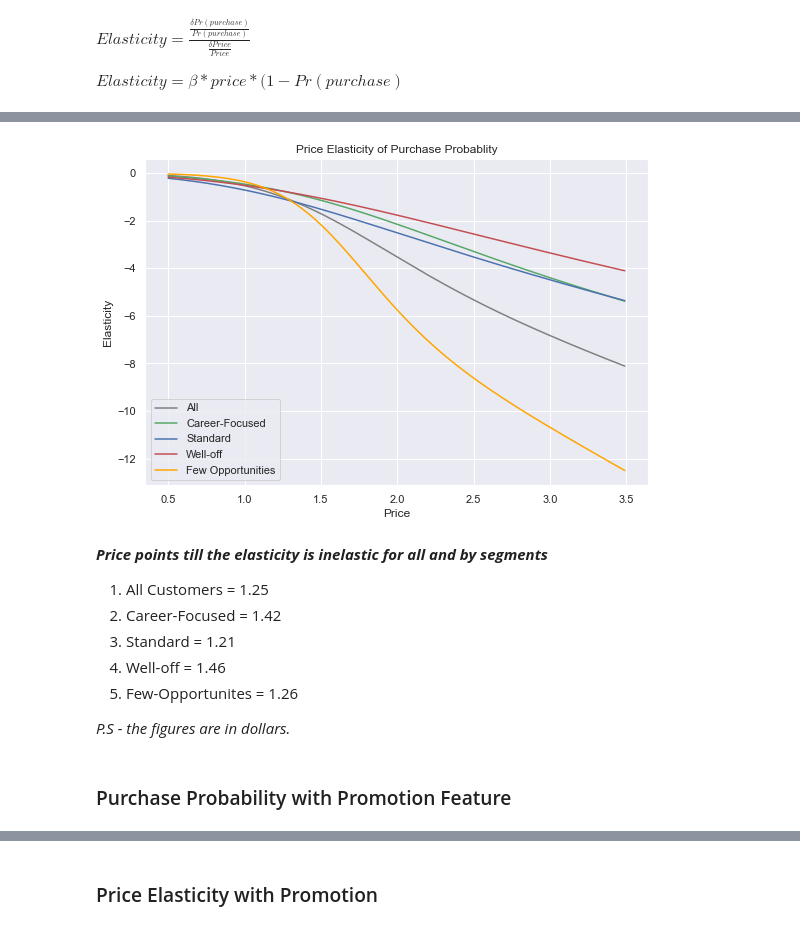
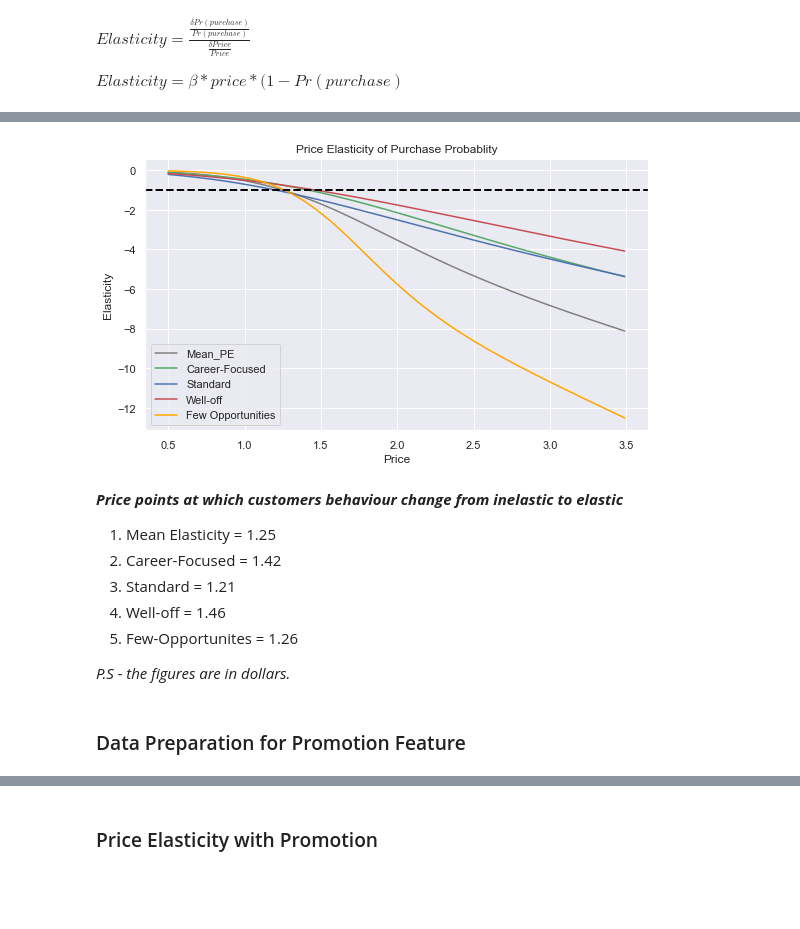
Before and after one commit to addds03/Customer-Analytics, a Jupyter notebook: Code Base/Predictive Analytics.ipynb, the cells around one changed output, grey strips where cells are left out. Saved outputs shown, nothing was run; the diff lists cells and outputs as text; code cells hidden in the pictures; blank space fills up the shorter version.

Commit message:
Final Version
Added
1) Brand choice probability
2) Purchase Quantity

```diff
--- a/Code Base/Predictive Analytics.ipynb
+++ b/Code Base/Predictive Analytics.ipynb
@@ -43,11 +40,10 @@ df_purchase_predictors = df_purchase.copy()
 
 df_purchase_predictors['Segment'] = df_purchase_seg_kmeans_pca
 # %%
-segment_dummies = pd.get_dummies(df_purchase_seg_kmeans_pca,
-                                prefix = 'Segement',
-                                prefix_sep='_')
-df_purchase_predictors = pd.concat([df_purchase_predictors,
-                                  segment_dummies], axis=1)
+# converting categorical variable to numeric
+segment_dummies = pd.get_dummies(df_purchase_seg_kmeans_pca, prefix = 'Segment', prefix_sep='_')
+
+df_purchase_predictors = pd.concat([df_purchase_predictors, segment_dummies], axis=1)
 
 df_pa = df_purchase_predictors
 # %% [markdown]
@@ -89,8 +87,8 @@ price_range = np.arange(0.5,3.5,0.01)
 
 df_price_range = pd.DataFrame(price_range)
 # %%
-df_price_e = pd.DataFrame(price_range)
-df_price_e = df_price_e.rename(columns = {0:'Price_point'})
+df_pe = pd.DataFrame(price_range)
+df_pe = df_pe.rename(columns = {0:'Price_point'})
 # %% [markdown]
 $Elasticity = {\frac {\frac{\delta Pr(purchase)}{Pr(purchase)}} {\frac{\delta Price}{Price}}} $
 
@@ -101,5 +99,5 @@ $ Elasticity = {\beta} * price * (1- Pr(purchase) $
 # %%
-def plot_elasticity(df, price_range, df_price_range, df_price_e):
+def elasticity_per_segment(df, price_range, df_price_range, df_pe):
 
     col_name = ''
     for i in range(-1,4):
@@ -108,7 +106,7 @@ def plot_elasticity(df, price_range, df_price_range, df_price_e):
             col_name = 'PE_S'+str(i)
         else:
             temp = df
-            col_name = 'PE_ALL'
+            col_name = 'Mean_PE'
 
         Y = temp['Incidence']
 
@@ -127,8 +125,6 @@ def plot_elasticity(df, price_range, df_price_range, df_price_e):
 
         pe = model_purchase.coef_[:,0] * price_range * (1 - purchase_pr)
 
-        df_price_e[col_name] = pe
+        df_pe[col_name] = pe
 
-    return df_price_e
-
-temp_df = plot_elasticity(df_pa, price_range, df_price_range, df_price_e)
+    return df_pe
@@ -154,0 +131,4 @@ temp_df.iloc[70:97,:]
+# %%
+df_pe = elasticity_per_segment(df_pa, price_range, df_price_range, df_pe)
+
+df_pe.iloc[70:97,:]
@@ -155,21 +153,24 @@ temp_df.iloc[70:97,:]
 # %%
-plt.figure(figsize=(9,6))
-plt.plot(price_range, temp_df['PE_ALL'], color='grey')
-plt.plot(price_range, temp_df['PE_S0'], color='g')
-plt.plot(price_range, temp_df['PE_S1'], color='b')
-plt.plot(price_range, temp_df['PE_S2'], color='r')
-plt.plot(price_range, temp_df['PE_S3'], color='orange')
+plt.figure(figsize=(9,5))
+plt.plot(price_range, df_pe['Mean_PE'], color='grey')
+plt.plot(price_range, df_pe['PE_S0'], color='g')
+plt.plot(price_range, df_pe['PE_S1'], color='b')
+plt.plot(price_range, df_pe['PE_S2'], color='r')
+plt.plot(price_range, df_pe['PE_S3'], color='orange')
+
+plt.axhline(y=-1,linewidth=2, color='black', linestyle='--')
+
 plt.xlabel('Price')
 plt.ylabel('Elasticity')
 plt.title('Price Elasticity of Purchase Probablity')
-plt.legend(['All','Career-Focused','Standard','Well-off','Few Opportunities'])
+plt.legend(['Mean_PE','Career-Focused','Standard','Well-off','Few Opportunities'])
 plt.show()
 # %% [output]
-[figure, old version]
+[figure, new version]
 # %% [markdown]
-***Price points till the elasticity is inelastic for all and by segments***
+***Price points at which customers behaviour change from inelastic to elastic***
 
-1. All Customers = 1.25
+1. Mean Elasticity = 1.25
 2. Career-Focused = 1.42
 3. Standard = 1.21
 4. Well-off = 1.46
@@ -177,7 +178,7 @@ plt.show()
 
 *P.S - the figures are in dollars.*
 # %% [markdown]
-### Purchase Probability with Promotion Feature
+### Data Preparation for Promotion Feature
 # %%
 Y = df_pa['Incidence']
 # %%
```
Also changed, not shown: parts of 70 cells of this notebook.
